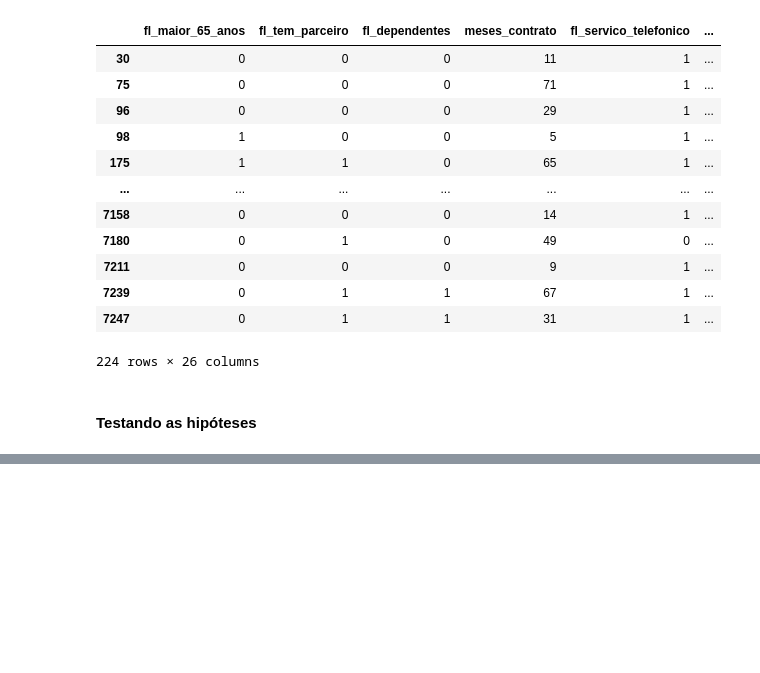
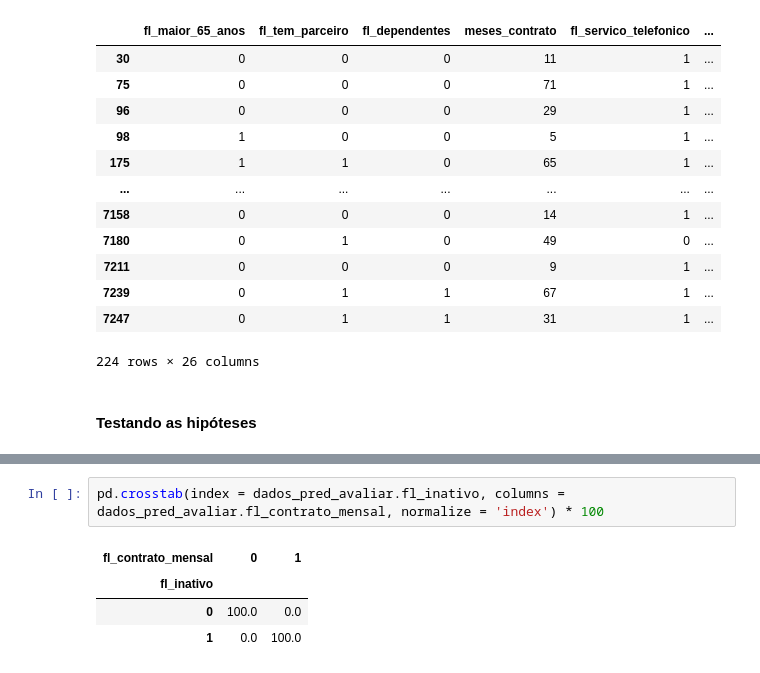
Before and after one commit to exata0mente/Challenge-Data-Science-Allura, a Jupyter notebook: Semana_3/Base de Dados - Machine Learning.ipynb, the cells around one changed output, grey strips where cells are left out. Drawn from its saved outputs; the diff is of its cells as text; blank space fills up the shorter version.

```diff
--- a/Semana_3/Base de Dados - Machine Learning.ipynb
+++ b/Semana_3/Base de Dados - Machine Learning.ipynb
@@ -444,0 +462,7 @@ Haviamos levanto a questão de que o churn
+# %%
+pd.crosstab(index = dados_pred_avaliar.fl_inativo, columns = dados_pred_avaliar.fl_contrato_mensal, normalize = 'index') * 100
+# %% [output]
+| fl_contrato_mensal | 0 | 1 |
+| fl_inativo |  |  |
+| 0 | 100.0 | 0.0 |
+| 1 | 0.0 | 100.0 |
```
Also changed, not shown: parts of 14 cells of this notebook, 4 other files.
